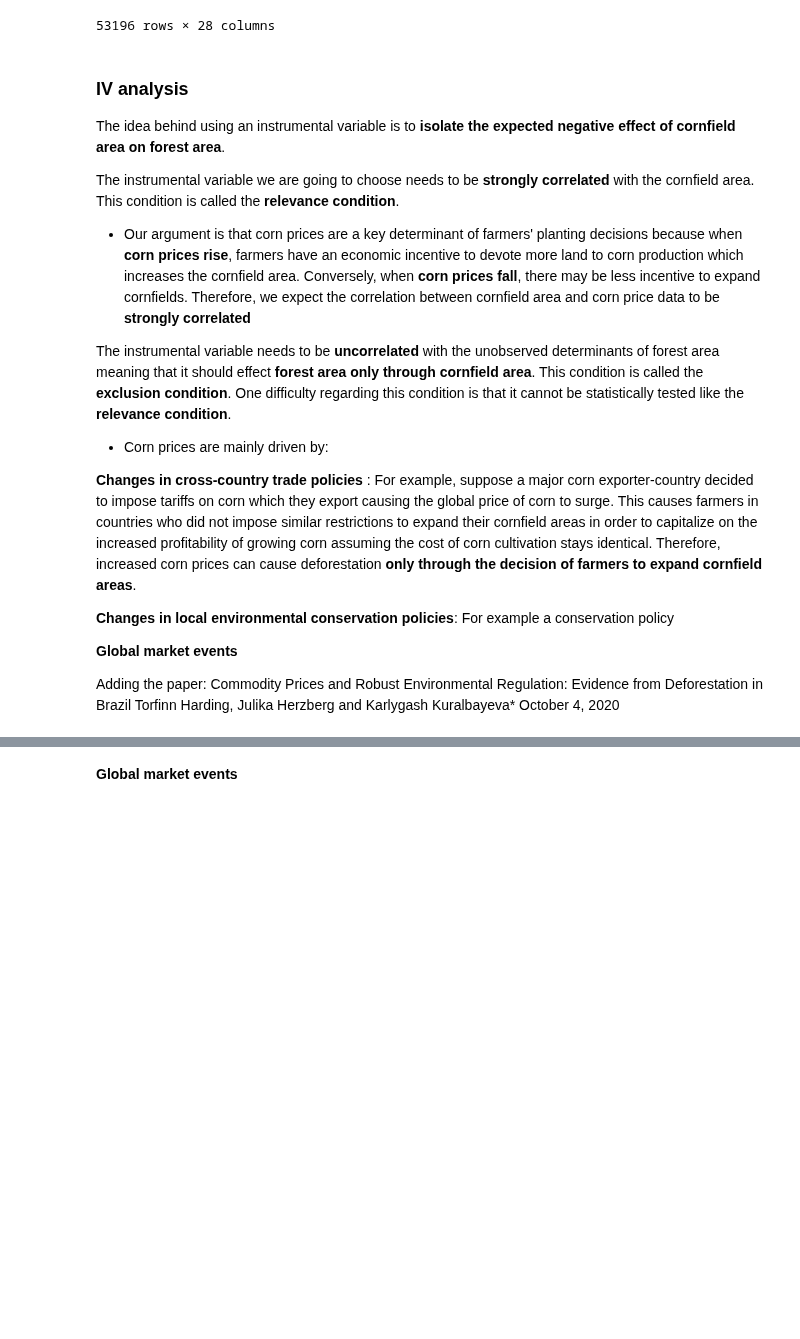
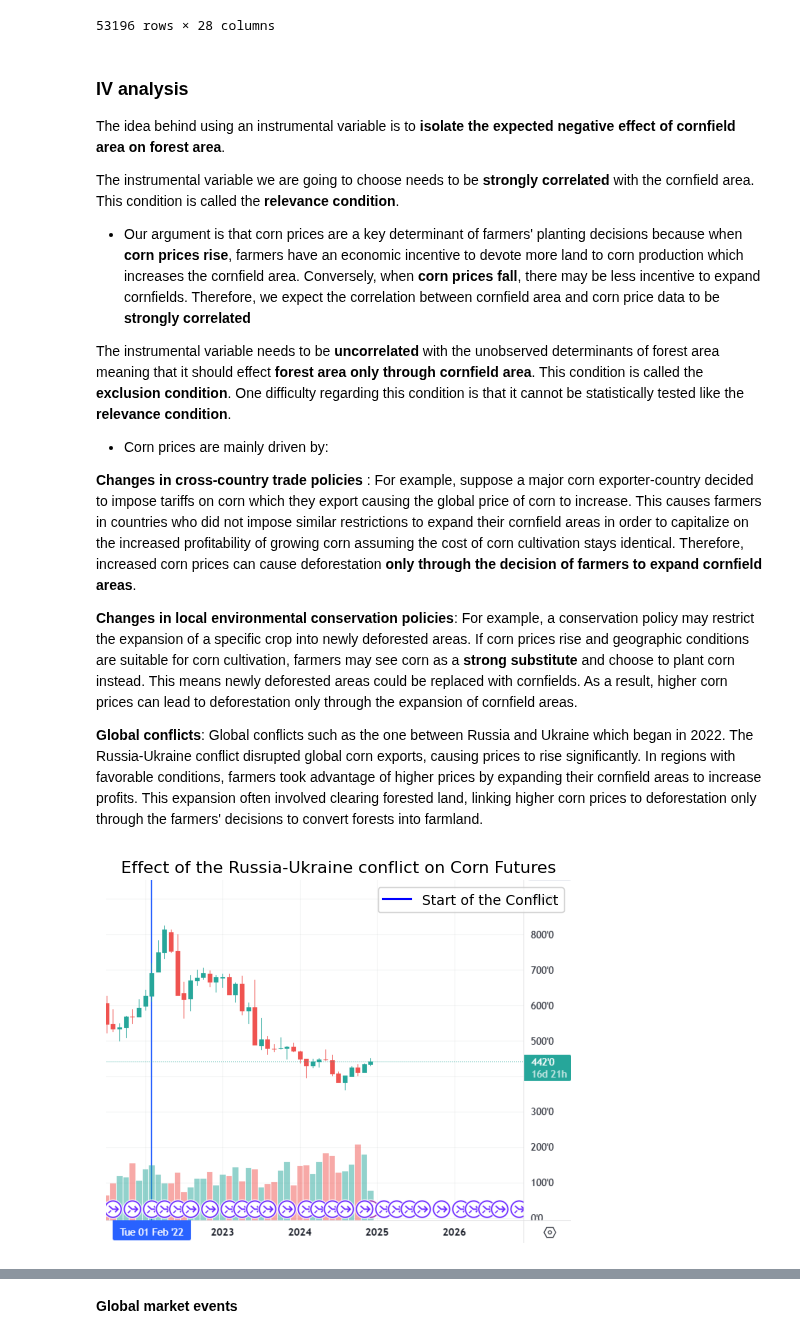
Before and after one commit to ZeliaDec/DataScience, a Jupyter notebook: iv_analysis.ipynb, the cells around one changed output, grey strips where cells are left out. Saved outputs shown, nothing was run; the diff lists cells and outputs as text; code cells hidden in the pictures; blank space fills up the shorter version.

```diff
--- a/iv_analysis.ipynb
+++ b/iv_analysis.ipynb
@@ -31,13 +31,29 @@ The instrumental variable needs to be **uncorrelated** with the unobserved deter
 
  - Corn prices are mainly driven by:
 
-  **Changes in cross-country trade policies** : For example, suppose a major corn exporter-country decided to impose tariffs on corn which they export causing the global price of corn to surge. This causes farmers in countries who did not impose similar restrictions to expand their cornfield areas in order to capitalize on the increased profitability of growing corn assuming the cost of corn cultivation stays identical. Therefore, increased corn prices can cause deforestation **only through the decision of farmers to expand cornfield areas**.
+  **Changes in cross-country trade policies** : For example, suppose a major corn exporter-country decided to impose tariffs on corn which they export causing the global price of corn to increase. This causes farmers in countries who did not impose similar restrictions to expand their cornfield areas in order to capitalize on the increased profitability of growing corn assuming the cost of corn cultivation stays identical. Therefore, increased corn prices can cause deforestation **only through the decision of farmers to expand cornfield areas**.
 
-  **Changes in local environmental conservation policies**: For example a conservation policy
+  **Changes in local environmental conservation policies**: For example, a conservation policy may restrict the expansion of a specific crop into newly deforested areas. If corn prices rise and geographic conditions are suitable for corn cultivation, farmers may see corn as a **strong substitute** and choose to plant corn instead. This means newly deforested areas could be replaced with cornfields. As a result, higher corn prices can lead to deforestation only through the expansion of cornfield areas.
 
- **Global market events**
-
- Adding the paper: Commodity Prices and Robust Environmental Regulation:
-Evidence from Deforestation in Brazil
-Torfinn Harding, Julika Herzberg and Karlygash Kuralbayeva*
-October 4, 2020
+  **Global conflicts**: Global conflicts such as the one between Russia and Ukraine which began in 2022. The Russia-Ukraine conflict disrupted global corn exports, causing prices to rise significantly. In regions with favorable conditions, farmers took advantage of higher prices by expanding their cornfield areas to increase profits. This expansion often involved clearing forested land, linking higher corn prices to deforestation only through the farmers' decisions to convert forests into farmland.
+# %%
+from PIL import Image
+import matplotlib.pyplot as plt
+
+# Load the image
+image_path = "./Data/Corn_price_conflict.png"
+img = Image.open(image_path)
+
+# Display the image
+plt.figure(figsize=(6, 5))
+plt.imshow(img)
+plt.axis('off')  # Hide axes for better visualization
+plt.title("Effect of the Russia-Ukraine conflict on Corn Futures")
+
+# Adding a legend with a blue line
+plt.plot([], [], color='blue', label='Start of the Conflict')  # Dummy line for the legend
+plt.legend(loc='upper right', fontsize=10)
+
+plt.show()
+# %% [output]
+[figure, added]
```
Also changed, not shown: parts of 2 cells of this notebook, 1 other file.
